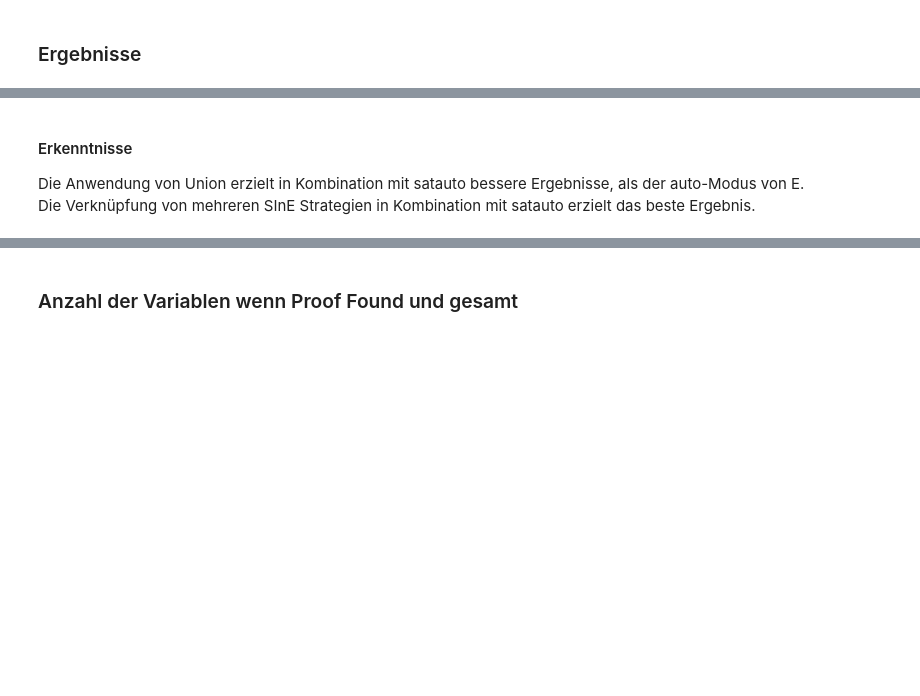
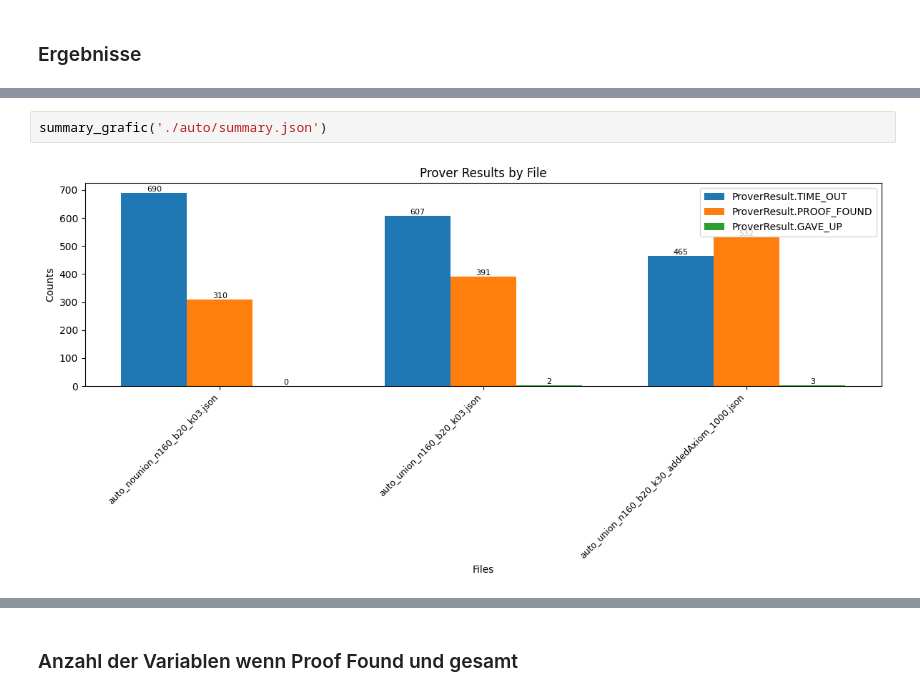
Before and after one commit to BigTeddyRush/further-work-of-seven, a Jupyter notebook: sum_evaluation/sum_evaluation.ipynb, the cells around one changed output, grey strips where cells are left out. Drawn from its saved outputs; the diff is of its cells as text; blank space fills up the shorter version.

```diff
--- a/sum_evaluation/sum_evaluation.ipynb
+++ b/sum_evaluation/sum_evaluation.ipynb
@@ -74,4 +73,4 @@ plt.show()
-# %% [markdown]
-#### Erkenntnisse
-Die Anwendung von Union erzielt in Kombination mit satauto bessere Ergebnisse, als der auto-Modus von E.
-Die Verknüpfung von mehreren SInE Strategien in Kombination mit satauto erzielt das beste Ergebnis.
+# %%
+summary_grafic('./auto/summary.json')
+# %% [output]
+[figure, added]
```
Also changed, not shown: parts of 4 cells of this notebook, 14 other files.
